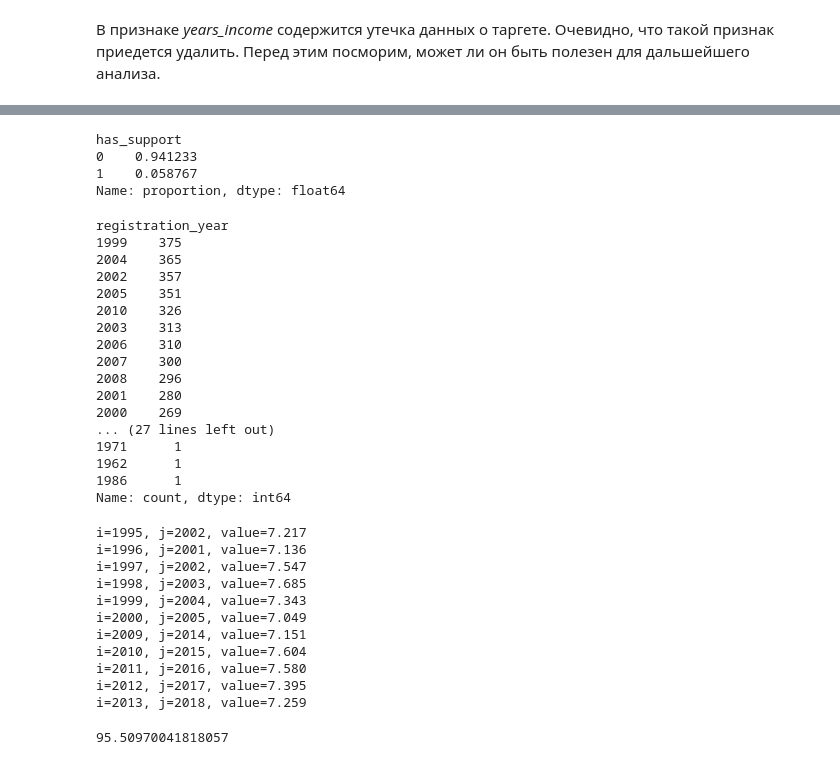
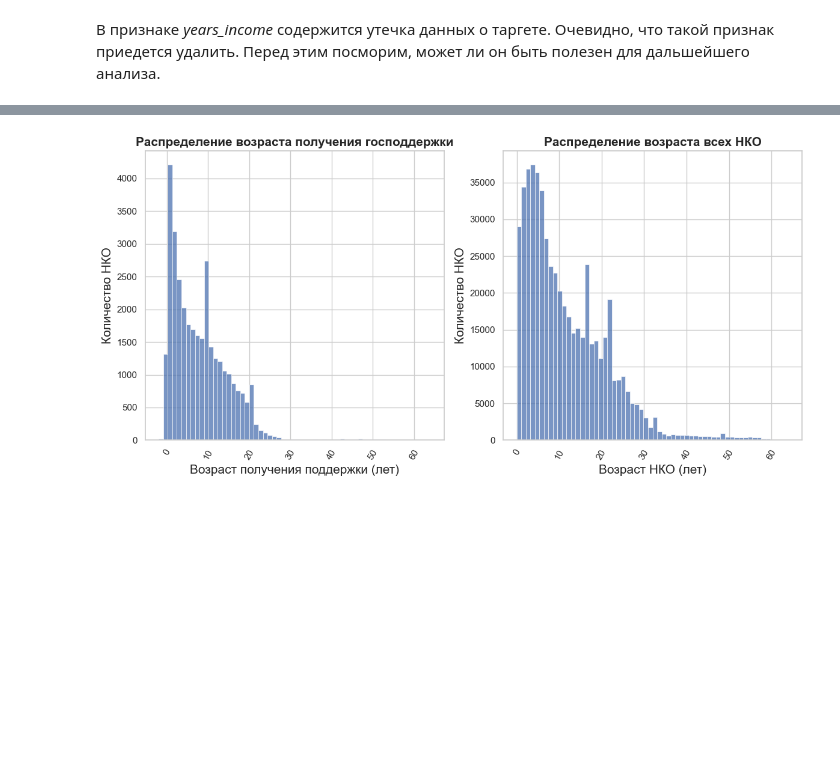
Before and after one commit to romash23/nko_prediction, a Jupyter notebook: EDA.ipynb, the cells around one changed output, grey strips where cells are left out. Drawn from its saved outputs; the diff is of its cells as text; code cells hidden in the pictures; blank space fills up the shorter version.

```diff
--- a/EDA.ipynb
+++ b/EDA.ipynb
@@ -673,6 +673,7 @@ def decision_hypothesis(p):
 # %%
 # API ключ DaData
 token = "846481f414a88539d327646bac9632856ed73f39"
+token = "96fa690e90ce4aab98957d938bf33440eb897473"
 dadata = Dadata(token)
 i = 0
 
@@ -1105,52 +1002,27 @@ Name: count, dtype: int64
-# %%
-df[df['registration_year'] < 2010]['has_support'].value_counts(normalize=True)
-# %% [output]
-has_support
-0    0.941233
-1    0.058767
-Name: proportion, dtype: float64
-# %%
-is_peak_period = (df['registration_year'] >= 1998) & (df['registration_year'] <= 2003)
-df[df['years_income'] == 2011]['registration_year'].value_counts()
-# %% [output]
-registration_year
-1999    375
-2004    365
-2002    357
-2005    351
-2010    326
-2003    313
-2006    310
-2007    300
-2008    296
-2001    280
-2000    269
-... (27 lines left out)
-1971      1
-1962      1
-1986      1
-Name: count, dtype: int64
-# %%
-for i in range(1995, 2018):
-    for j in range(i+5, 2023):
-        mask = (df['registration_year'] >= i) & (df['registration_year'] <= j)
-        value = 100 - (df[mask]['has_support'].value_counts(normalize=True)*100).iloc[0]
-        if value > 7:
-            print(f'{i=}, {j=}, {value=:.3f}')
-            break
-# %% [output]
-i=1995, j=2002, value=7.217
-i=1996, j=2001, value=7.136
-i=1997, j=2002, value=7.547
-i=1998, j=2003, value=7.685
-i=1999, j=2004, value=7.343
-i=2000, j=2005, value=7.049
-i=2009, j=2014, value=7.151
-i=2010, j=2015, value=7.604
-i=2011, j=2016, value=7.580
-i=2012, j=2017, value=7.395
-i=2013, j=2018, value=7.259
-# %%
-(df[mask]['has_support'].value_counts(normalize=True)*100).iloc[0]
-# %% [output]
-95.50970041818057
+# %%
+# Посмотрим в какие года чаще всего оказывалась господдержка
+supported_nko = df.query('has_support == 1')
+
+# Посчитаем возраст, когда НКО получали господдержку
+supported_nko['age_income'] = supported_nko['years_income'] - supported_nko['registration_year']
+
+fig, ax = plt.subplots(1, 2, figsize=(12, 6))
+
+# График 1: Возраст получения поддержки
+sns.histplot(supported_nko['age_income'], bins=60, ax=ax[0])
+ax[0].set_xlabel('Возраст получения поддержки (лет)', fontsize=15)
+ax[0].set_ylabel('Количество НКО', fontsize=15)
+ax[0].set_title('Распределение возраста получения господдержки', fontsize=15, fontweight='bold')
+ax[0].xaxis.set_tick_params(rotation=60)
+
+# График 2: Распределение возраста всех НКО
+sns.histplot(df.query('age < 65'), x='age', ax=ax[1], bins=60)
+ax[1].set_xlabel('Возраст НКО (лет)', fontsize=15)
+ax[1].set_ylabel('Количество НКО', fontsize=15)
+ax[1].set_title('Распределение возраста всех НКО', fontsize=15, fontweight='bold')
+ax[1].xaxis.set_tick_params(rotation=60)
+
+plt.tight_layout()
+plt.show()
+# %% [output]
+[figure, added]
```
Also changed, not shown: parts of 18 cells of this notebook, 1 other file.
